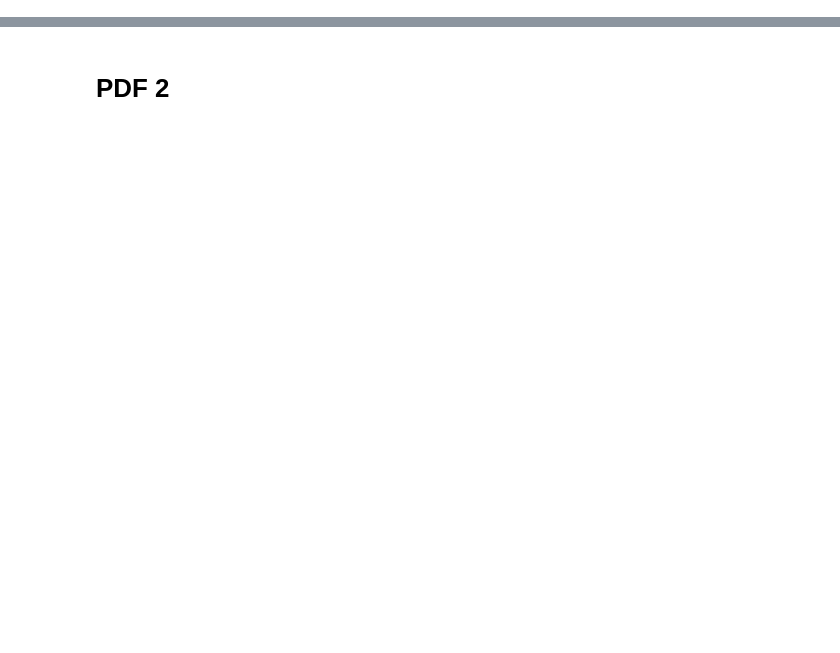
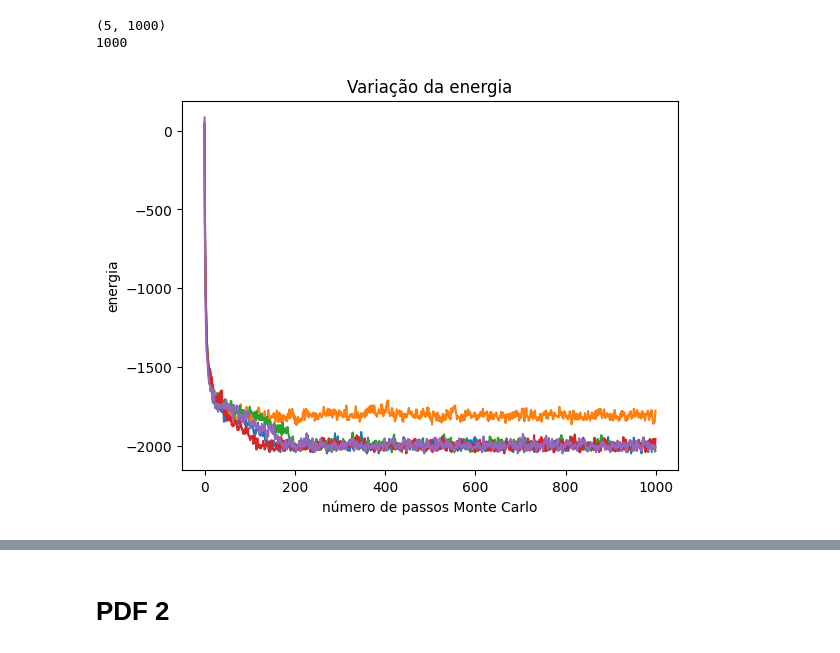
Before and after one commit to gabrielliman/Ising-Model, a Jupyter notebook: IFC_IsingModel-cp.ipynb, the cells around one changed output, grey strips where cells are left out. Cells and saved outputs as stored; diff of their text form; code cells hidden in the pictures; blank space fills up the shorter version.

```diff
--- a/IFC_IsingModel-cp.ipynb
+++ b/IFC_IsingModel-cp.ipynb
@@ -148,0 +27,18 @@ for i in range(0,arr_energias.shape[0],n):
+# %%
+# Execução do algoritmo de Metrópolis múltiplas vezes
+def run_metropolis_simul(n, N, temp_init, steps = 1000, s = None):
+  """
+  Runs the Metropolis algorithm multiple times with new random initial spin configuration.
+  ------------
+  Parameters:
+    - n (int): number of simulations of the Metropolis algorithm.
+    - N (int): number of spins in the net.
+    - temp_init (float): initial temperature of the simulation.
+    - steps (int): number of steps in a single Monte Carlo run.
+    - s (List): spin configurations of the spin net.
+  Returns:
+    - arr_energies (np.ndarray): array of energies calculated in the simulations.
+    - arr_mag (np.ndarray): array of magnetizations calculated in the simulations.
+  """
+  arr_energies, arr_mag = metropolis(N, temp_init, steps*n, s)
+  return arr_energies, arr_mag
@@ -148,0 +155,13 @@ for i in range(0,arr_energias.shape[0],n):
+# %%
+def plot_line(arr_dados, label_x, label_y, title = ""):
+  x = range(len(arr_dados[0]))
+  for y in arr_dados:
+    plt.plot(x, y)
+
+  # Add labels and a title
+  plt.xlabel(label_x)
+  plt.ylabel(label_y)
+  plt.title(title)
+
+  # Display the plot
+  plt.show()
@@ -148,0 +170,8 @@ for i in range(0,arr_energias.shape[0],n):
+# %%
+L = 32
+N = L**2
+temp_init = 1.5
+beta = 1 / temp_init
+steps = 1000
+n = 5
+arr_energies, arr_mag = run_metropolis_simul(n, L, temp_init, steps)
@@ -148,0 +196,10 @@ for i in range(0,arr_energias.shape[0],n):
+# %%
+print(arr_energies.shape)
+print(len(arr_energies[0]))
+# %% [output]
+(5, 1000)
+1000
+# %%
+plot_line(arr_energies, "número de passos Monte Carlo", "energia", "Variação da energia")
+# %% [output]
+[figure, added]
```
Also changed, not shown: parts of 85 cells of this notebook.
